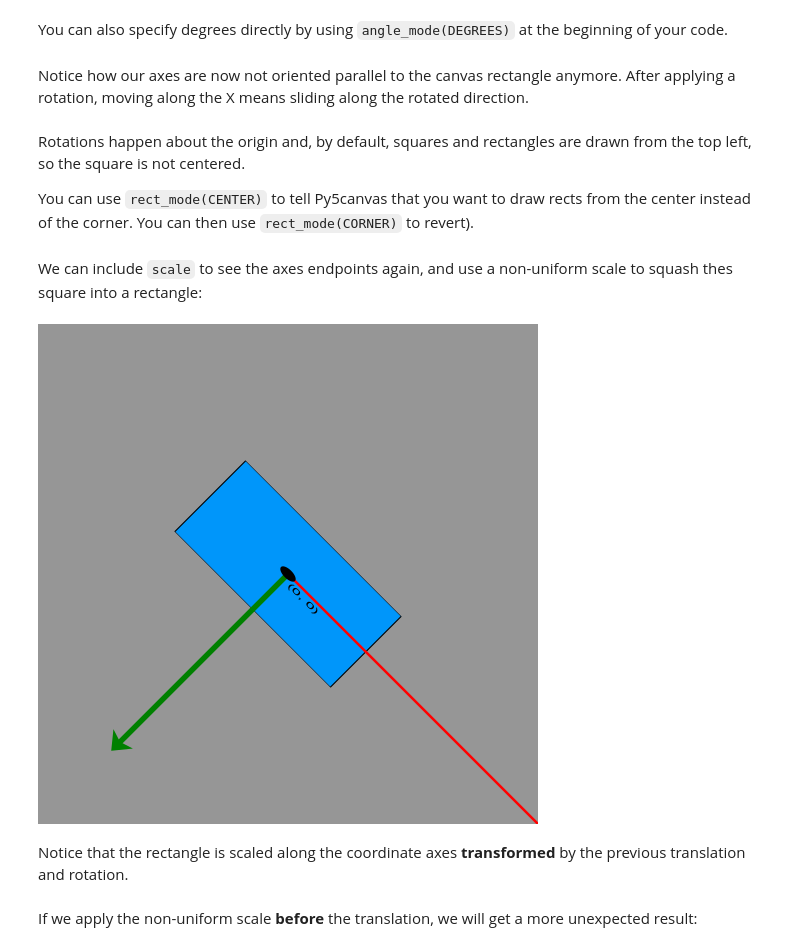
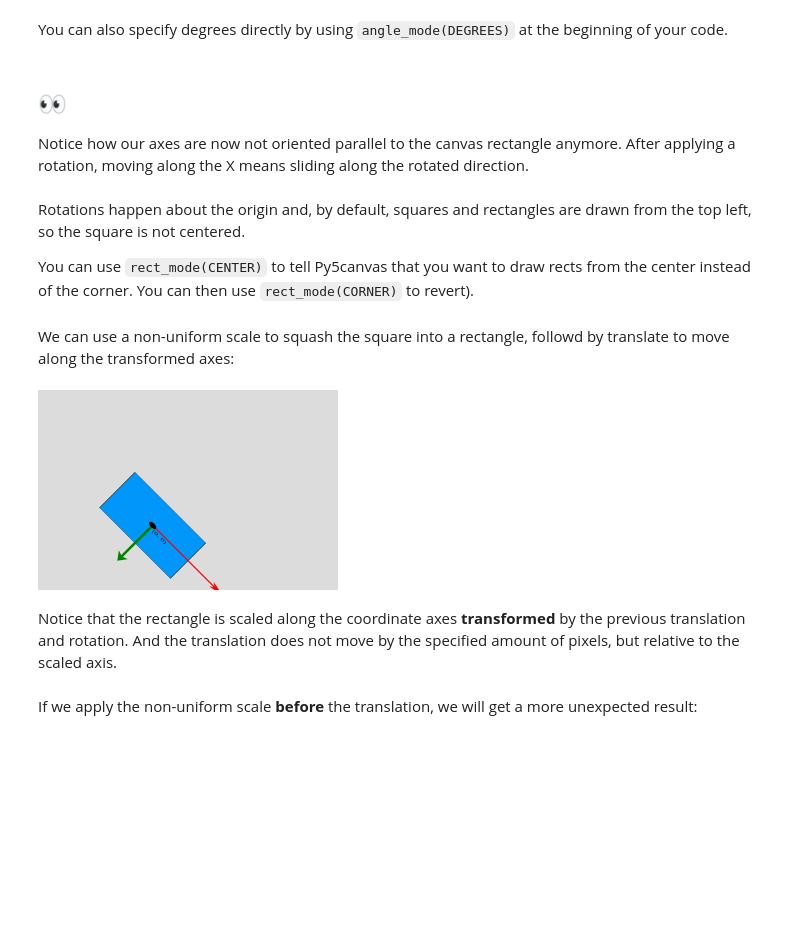
Before and after one commit to Mtj2042/generative_drawing, a Jupyter notebook: weekly/week3/week3_controlflow_and_transformations.ipynb, the cells around one changed output. Cells and saved outputs as stored; diff of their text form; code cells hidden in the pictures; blank space fills up the shorter version.

```diff
--- a/weekly/week3/week3_controlflow_and_transformations.ipynb
+++ b/weekly/week3/week3_controlflow_and_transformations.ipynb
@@ -205,14 +218,16 @@ To aid visualization we will define two custom functions:
 
 >NOTE. Don't worry about the implementation of these functions for the moment, these are meant to demonstrate transformations. They use the `text` command, which we have not covered yet, involving [formatted strings](https://www.w3schools.com/python/python_string_formatting.asp) and [keyword (named) arguments](https://www.w3schools.com/python/gloss_python_function_keyword_arguments.asp). Feel free to read the linked articles for more info on how this works, but we will only cover these techniques in the future.
 # %%
+# To aid visualization
 def draw_axes():
     x, y = 0, 0
     with push():
         stroke_weight(5)
         stroke(255, 0, 0)
-        arrow((x, y), (x+width, y))
+        size = min(width, height)
+        arrow((x, y), (x+size, y))
         stroke(0, 128, 0)
-        arrow((x, y), (x, y+height))
+        arrow((x, y), (x, y+size))
         fill(0)
         no_stroke()
         circle((x, y), 18)
@@ -338,29 +363,31 @@ show()
 # %% [markdown]
 You can also specify degrees directly by using `angle_mode(DEGREES)` at the beginning of your code.
 # %% [markdown]
+## 👀
 Notice how our axes are now not oriented parallel to the canvas rectangle anymore. After applying a rotation, moving along the X means sliding along the rotated direction.
 # %% [markdown]
 Rotations happen about the origin and, by default, squares and rectangles are drawn from the top left, so the square is not centered.
 
 You can use `rect_mode(CENTER)` to tell Py5canvas that you want to draw rects from the center instead of the corner. You can then use `rect_mode(CORNER)` to revert).
 # %% [markdown]
-We can include `scale` to see the axes endpoints again, and use a non-uniform scale to squash thes square into a rectangle:
+We can use a non-uniform scale to squash the square into a rectangle, followd by translate to move along the transformed axes:
 # %%
-create_canvas(500, 500)
-background(150)
+create_canvas(300, 200)
+background(220)
 rect_mode(CENTER)
 translate(width/2, height/2) # Comment this
 rotate(radians(45))
-scale(1.1, 0.5)
+scale(0.5, 0.25)
+translate(0, 200)
 fill(0, 150, 250)
 square(0, 0, 200)
 draw_axes()
 draw_pos(0, 0)
 show()
 # %% [output]
-[figure, old version]
+[figure, new version]
 # %% [markdown]
-Notice that the rectangle is scaled along the coordinate axes **transformed** by the previous translation and rotation.
+Notice that the rectangle is scaled along the coordinate axes **transformed** by the previous translation and rotation. And the translation does not move by the specified amount of pixels, but relative to the scaled axis.
 # %% [markdown]
 If we apply the non-uniform scale **before** the translation, we will get a more unexpected result:
 # %%
```
Also changed, not shown: parts of 49 cells of this notebook.
